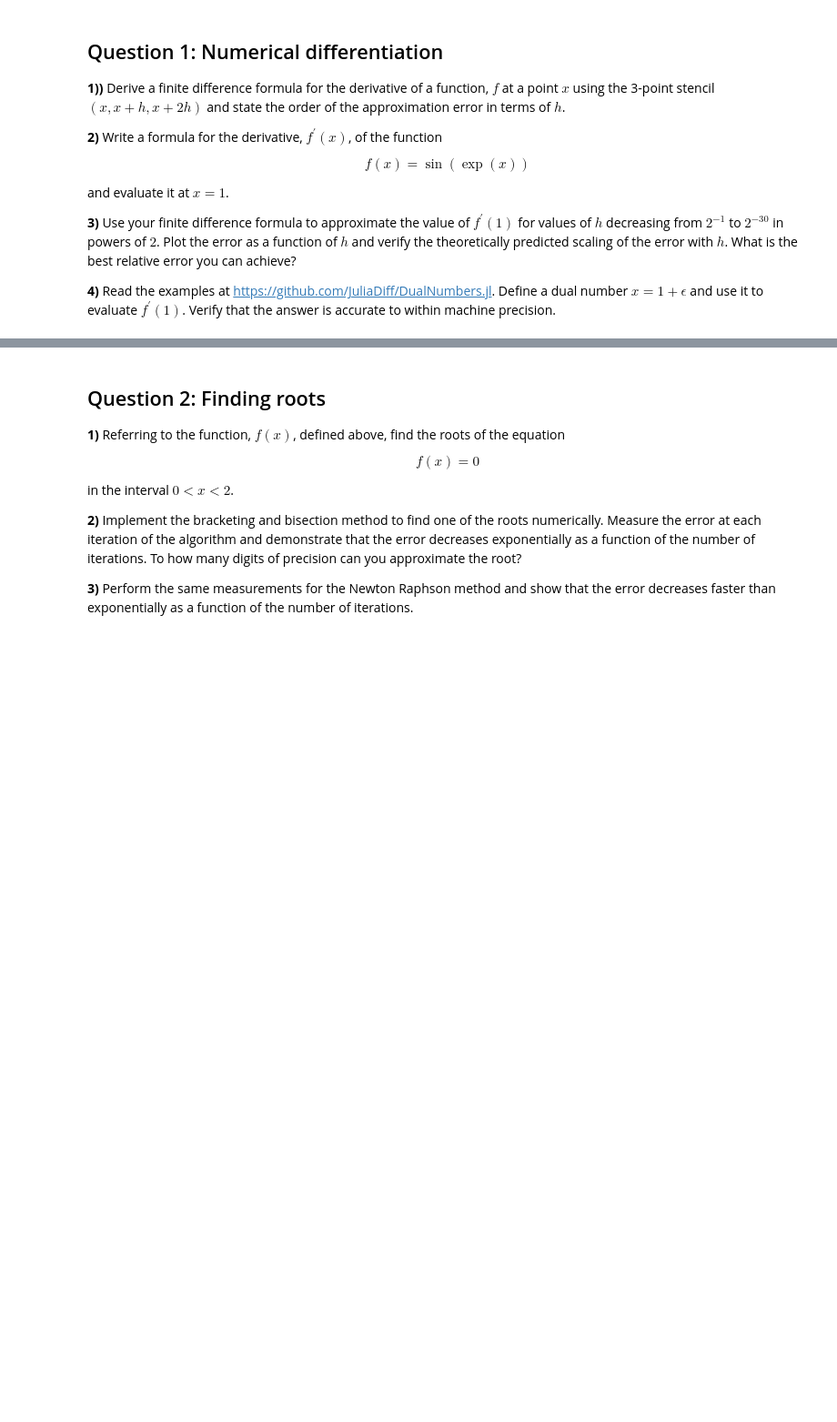
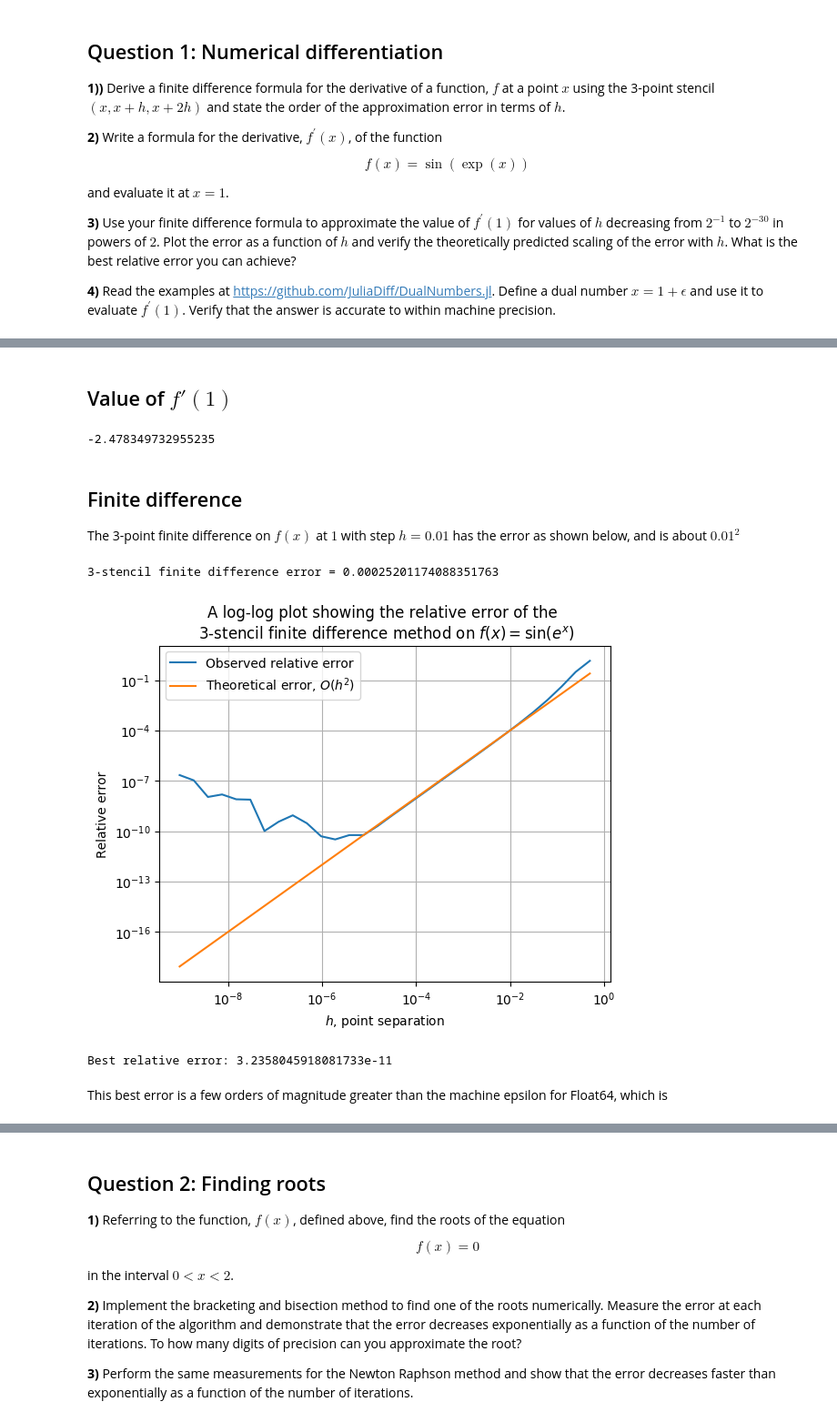
Before and after one commit to harveydevereux/MA934, a Jupyter notebook: workbook3.ipynb, the cells around one changed output, grey strips where cells are left out. Shown: that part at 91% size. Saved outputs shown, nothing was run; the diff lists cells and outputs as text; code cells hidden in the pictures; blank space fills up the shorter version.

```diff
--- a/workbook3.ipynb
+++ b/workbook3.ipynb
@@ -37,0 +115,42 @@ WARNING: Method definition f(Any) in module Main at In[3]:2 overwritten at In[4]
+# %% [markdown]
+## Value of $f'(1)$
+# %%
+println(f¹(1))
+# %% [output]
+-2.478349732955235
+# %% [markdown]
+## Finite difference
+
+The 3-point finite difference on $f(x)$ at $1$ with step $h=0.01$ has
+the error as shown below, and is about $0.01^{2}$
+# %%
+println("3-stencil finite difference error = ",abs(finite_difference_3(f,1,0.01)-f¹(1)))
+# %% [output]
+3-stencil finite difference error = 0.00025201174088351763
+# %%
+H = []
+for i in 1:30
+    append!(H,2.0^(-i))
+end
+
+Exact = f¹(BigFloat(1))
+FD = zeros(length(H));
+
+for i in 1:length(H)
+    FD[i] = finite_difference_3(f,1.0,H[i])
+end
+
+figure(1)
+plot(H, abs((FD-Exact)./Exact), label="Observed relative error")
+loglog(H,H.^2, label="Theoretical error, "L"O(h^{2})")
+title("A log-log plot showing the relative error of the \n 3-stencil finite difference method on "L"f(x) = \sin(e^{x})")
+xlabel(L"h"", point separation")
+ylabel("Relative error")
+println("Best relative error: ", minimum(abs((FD-Exact)./Exact)))
+legend()
+grid()
+# %% [output]
+[figure, added]
+Best relative error: 3.2358045918081733e-11
+# %% [markdown]
+This best error is a few orders of magnitude greater than the machine epsilon for Float64, which is
```
Also changed, not shown: parts of 20 cells of this notebook, 4 other files.
